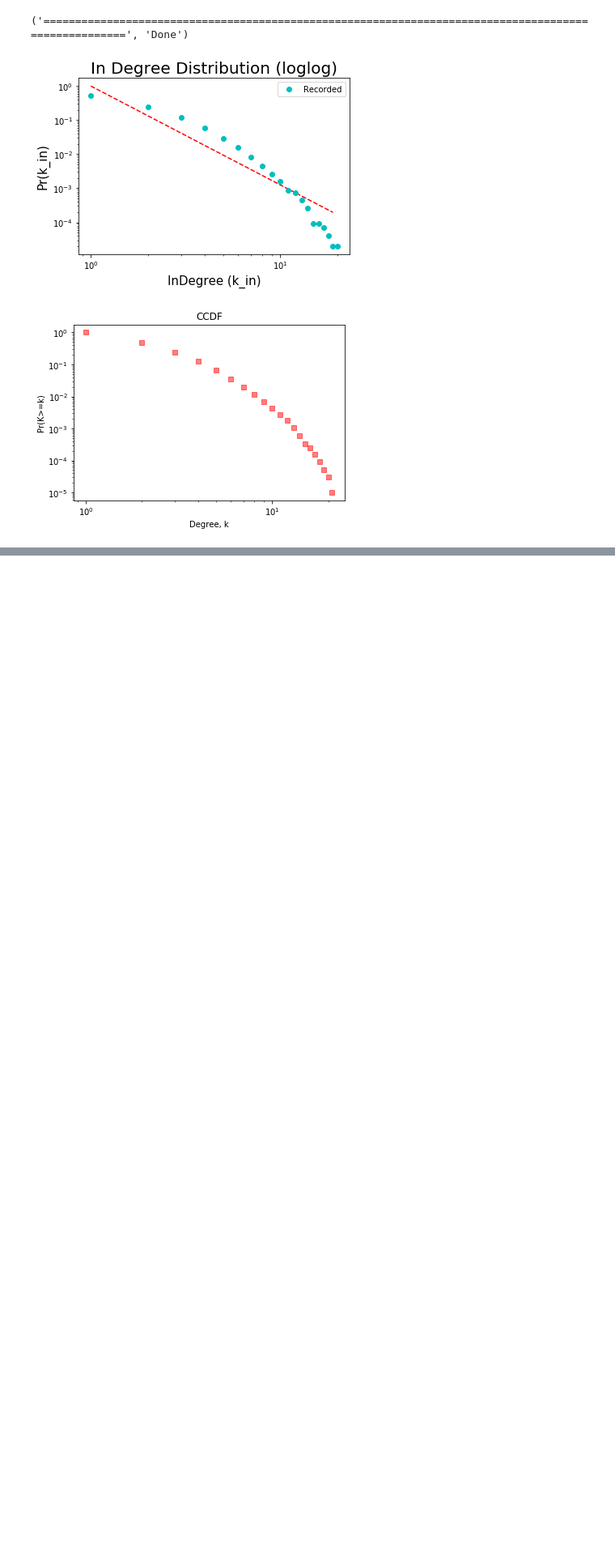
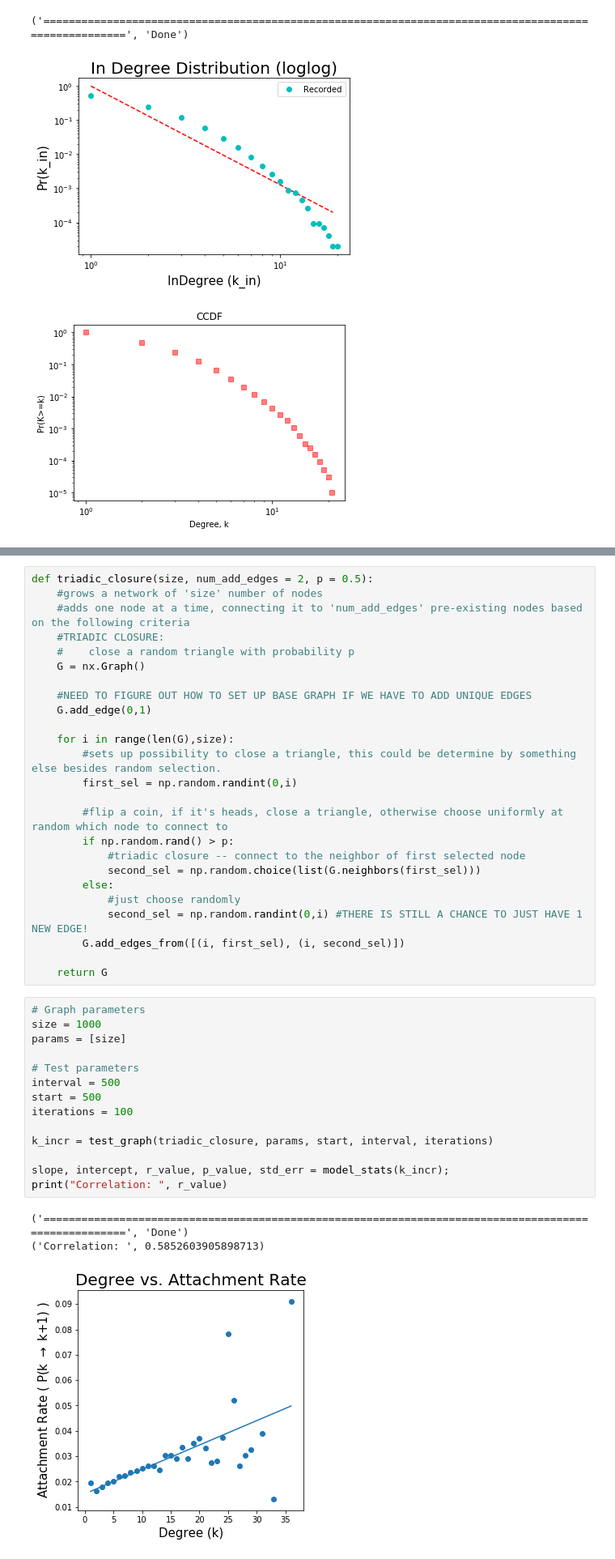
Before and after one commit to thomasy314/Preferential-Attachment, a Jupyter notebook: Pref_Attach.ipynb, the cells around one changed output, grey strips where cells are left out. Shown at 81% size. Cells and saved outputs as stored; diff of their text form; blank space fills up the shorter version.

Commit message:
Moved from new-networks branch which has already been merged with master Contains:  - triadic closure  - local clustering coefficient (WIP)

```diff
--- a/Pref_Attach.ipynb
+++ b/Pref_Attach.ipynb
@@ -467,0 +466,43 @@ plotDegsStat(inverse_mean_geodesic_model, [1000], 100, alpha=-2.9, max_x=20)
+# %%
+def triadic_closure(size, num_add_edges = 2, p = 0.5):
+    #grows a network of 'size' number of nodes
+    #adds one node at a time, connecting it to 'num_add_edges' pre-existing nodes based on the following criteria
+    #TRIADIC CLOSURE:
+    #    close a random triangle with probability p
+    G = nx.Graph()
+
+    #NEED TO FIGURE OUT HOW TO SET UP BASE GRAPH IF WE HAVE TO ADD UNIQUE EDGES
+    G.add_edge(0,1)
+
+    for i in range(len(G),size):
+        #sets up possibility to close a triangle, this could be determine by something else besides random selection.
+        first_sel = np.random.randint(0,i)
+
+        #flip a coin, if it's heads, close a triangle, otherwise choose uniformly at random which node to connect to
+        if np.random.rand() > p:
+            #triadic closure -- connect to the neighbor of first selected node
+            second_sel = np.random.choice(list(G.neighbors(first_sel)))
+        else:
+            #just choose randomly
+            second_sel = np.random.randint(0,i) #THERE IS STILL A CHANCE TO JUST HAVE 1 NEW EDGE!
+        G.add_edges_from([(i, first_sel), (i, second_sel)])
+
+    return G
+# %%
+# Graph parameters
+size = 1000
+params = [size]
+
+# Test parameters
+interval = 500
+start = 500
+iterations = 100
+
+k_incr = test_graph(triadic_closure, params, start, interval, iterations)
+
+slope, intercept, r_value, p_value, std_err = model_stats(k_incr);
+print("Correlation: ", r_value)
+# %% [output]
+('=====================================================================================================', 'Done')
+('Correlation: ', 0.5852603905898713)
+[figure, added]
```
Also changed, not shown: parts of 6 cells of this notebook.
